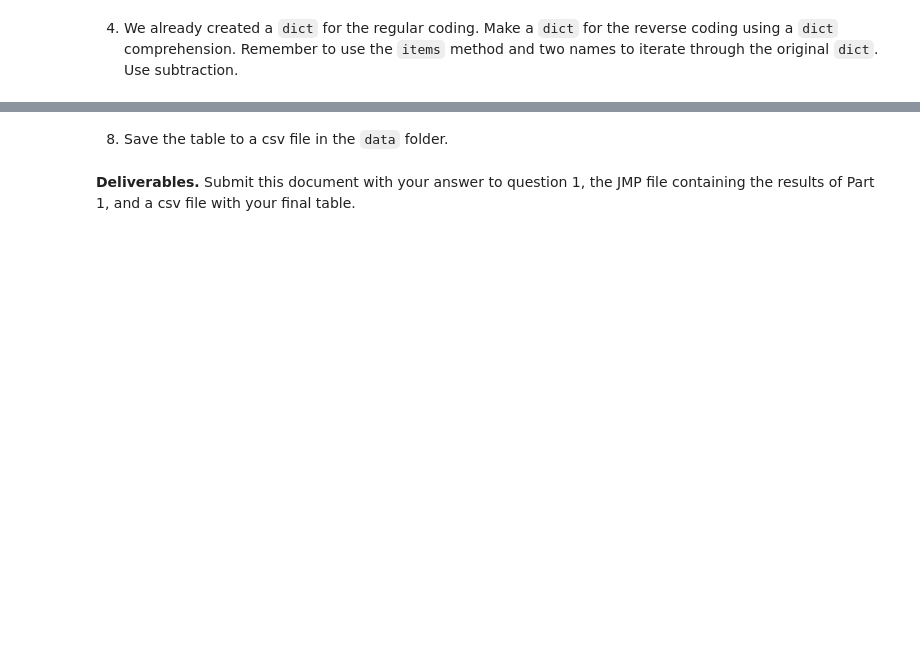
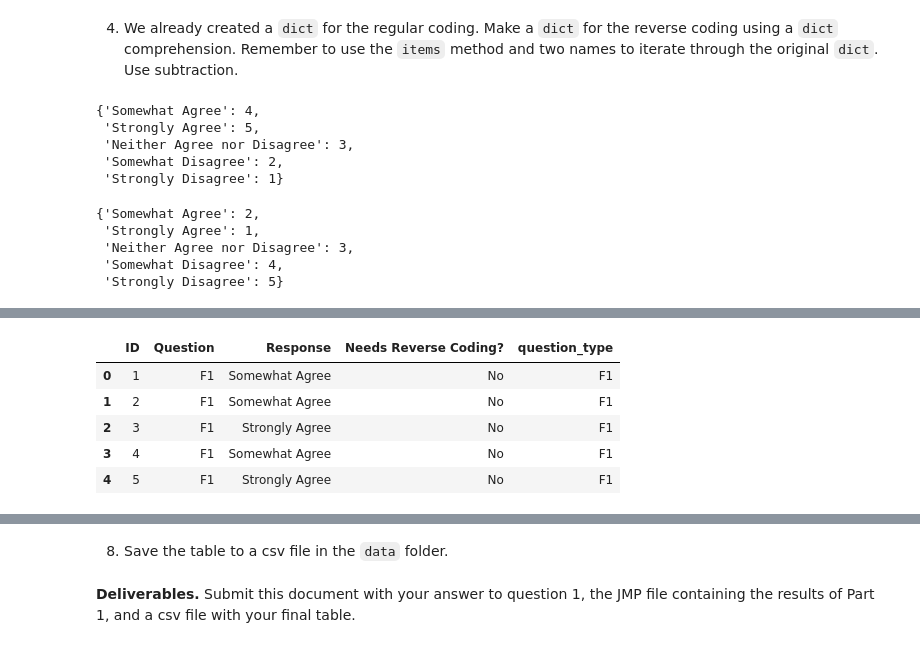
Before and after one commit to Njohnson150/act3_2_recoding_and_aggregating_survey_data, a Jupyter notebook: act3_2_recoding_survey_data.ipynb, the cells around one changed output, grey strips where cells are left out. Drawn from its saved outputs; the diff is of its cells as text; code cells hidden in the pictures; blank space fills up the shorter version.

```diff
--- a/act3_2_recoding_survey_data.ipynb
+++ b/act3_2_recoding_survey_data.ipynb
@@ -335,6 +382,28 @@ I want to verify that you are following this practice, which is why we will be c
 4.   We already created a `dict` for the regular coding.  Make a `dict` for the reverse coding using a `dict` comprehension.  Remember to use the `items` method and two names to iterate through the original `dict`.  Use subtraction.
 # %%
 # Copy your last pipe and edit the code here
+recode_health = {'Somewhat Agree': 4,
+     'Strongly Agree': 5,
+     'Neither Agree nor Disagree': 3,
+     'Somewhat Disagree': 2,
+     'Strongly Disagree': 1}
+
+recode_health
+# %% [output]
+{'Somewhat Agree': 4,
+ 'Strongly Agree': 5,
+ 'Neither Agree nor Disagree': 3,
+ 'Somewhat Disagree': 2,
+ 'Strongly Disagree': 1}
+# %%
+rev_coding = {resp:6 - score for resp, score in recode_health.items()}
+rev_coding
+# %% [output]
+{'Somewhat Agree': 2,
+ 'Strongly Agree': 1,
+ 'Neither Agree nor Disagree': 3,
+ 'Somewhat Disagree': 4,
+ 'Strongly Disagree': 5}
 # %% [markdown]
 5.   Next we need to make a column with the question type.  For example, all questions that start with `F1`, like `F1` and `F1_1`, need to be coded as `F1`.  Add a `mutate` to create this column using one of the string transformations (extract, split, etc.) from this module.
 
@@ -343,6 +412,23 @@ I want to verify that you are following this practice, which is why we will be c
 > alt="../../../../Desktop/Screen%20Shot%202018-03-22%20at%201.45.03%20" />
 # %%
 # Copy your last pipe and edit the code here
+(health
+>> gather('Question', 'Response', columns_from('F1'))
+>> left_join(reverse_coding, by='Question')
+>> drop('Construct',
+'Question # on Qualtrics Survey',
+'Column Name')
+>> mutate(question_type = (X.Question
+                            .str.split('_')
+                            .str.get(0)))
+>> head)
+# %% [output]
+|  | ID | Question | Response | Needs Reverse Coding? | question_type |
+| 0 | 1 | F1 | Somewhat Agree | No | F1 |
+| 1 | 2 | F1 | Somewhat Agree | No | F1 |
+| 2 | 3 | F1 | Strongly Agree | No | F1 |
+| 3 | 4 | F1 | Somewhat Agree | No | F1 |
+| 4 | 5 | F1 | Strongly Agree | No | F1 |
 # %% [markdown]
 6.  Make a new column by *Recoding* the Question Types to *F1, F2, …,
     F6.* based on the `Question Type`. **Hint:** You might want to use the `dfply.ifelse`.
```
Also changed, not shown: parts of 5 cells of this notebook.
